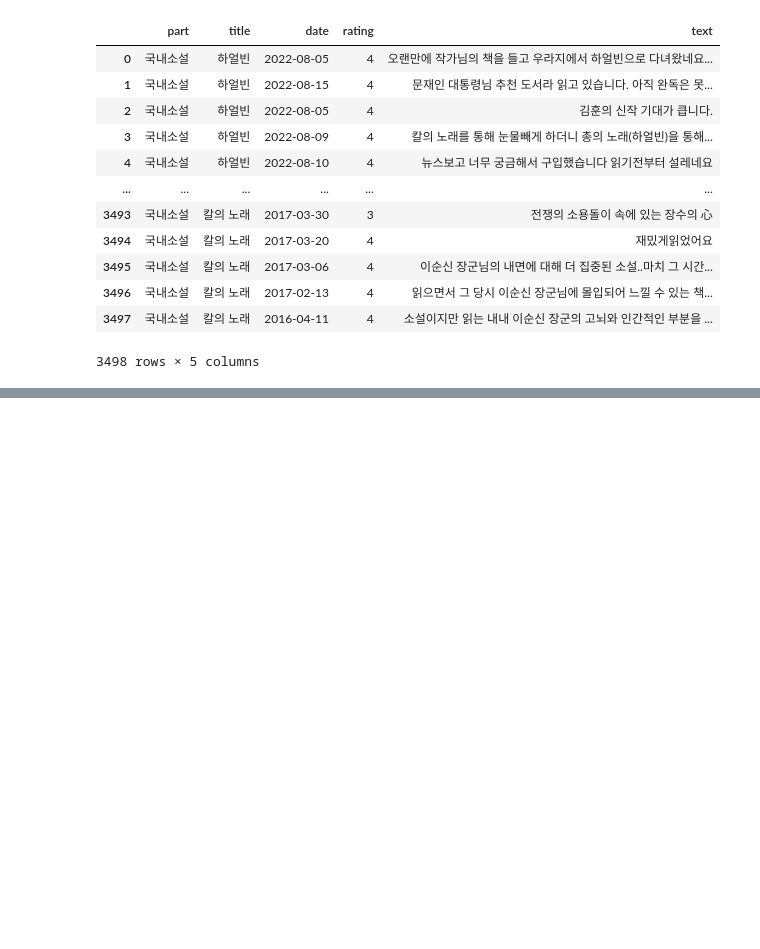
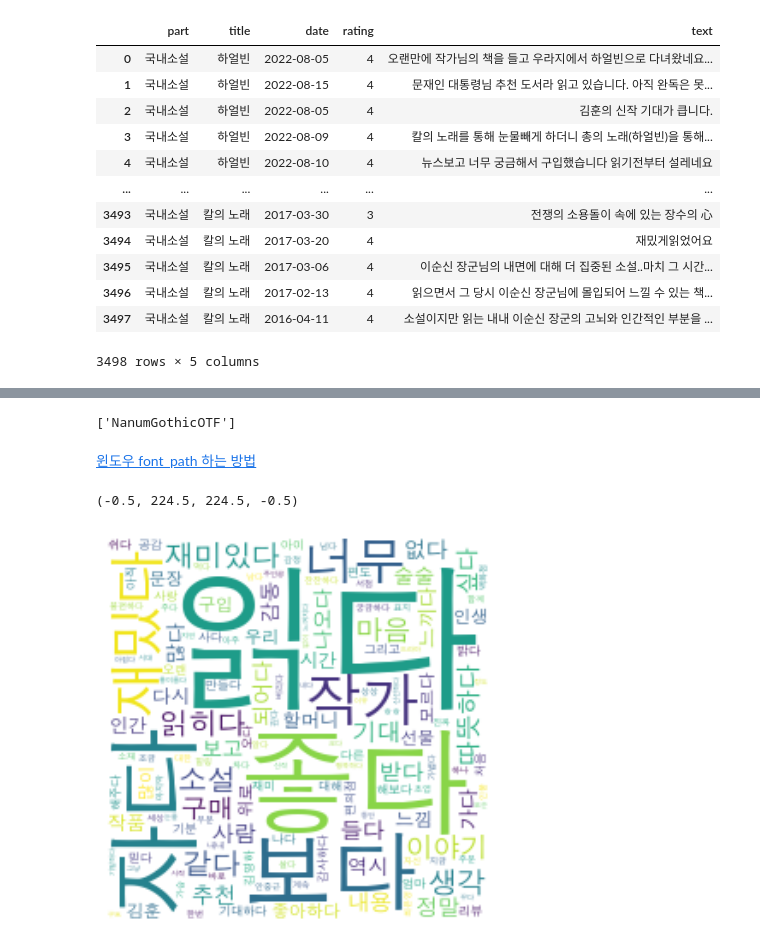
Before and after one commit to BoYeonJang/kyobobook-review, a Jupyter notebook: word-cloud.ipynb, the cells around one changed output, grey strips where cells are left out. Drawn from its saved outputs; the diff is of its cells as text; code cells hidden in the pictures; blank space fills up the shorter version.

```diff
--- a/word-cloud.ipynb
+++ b/word-cloud.ipynb
@@ -157,0 +120,3 @@ for word in novel_stopwords:
+# %%
+available_counter_ha = Counter({x: counter[x] for x in counter if len(x) > 1})
+available_counter_ha.most_common(10)
@@ -157,0 +134,24 @@ for word in novel_stopwords:
+# %%
+cand_mask = np.array(Image.open('circle.png'))
+# %%
+plt.rc('font', family='NanumGothicOTF') # For MacOS, Server컴
+print(plt.rcParams['font.family'])
+# %% [output]
+['NanumGothicOTF']
+# %% [markdown]
+[윈도우 font_path 하는 방법](https://doitgrow.com/34)
+# %%
+wordcloud = WordCloud(
+    font_path = 'AppleGothic', # 맥
+    # font_path = 'AppleGothic', # 맥
+    background_color='white', # 배경색은 흰색으로
+    mask=cand_mask, # 워드클라우드 모양 설정
+).generate_from_frequencies(available_counter_ha)
+# %%
+#사이즈 설정 및 출력
+plt.figure(figsize=(5,5))
+plt.imshow(wordcloud, interpolation='bilinear')
+plt.axis('off') # 차트로 나오지 않게
+# %% [output]
+(-0.5, 224.5, 224.5, -0.5)
+[figure, added]
```
Also changed, not shown: parts of 44 cells of this notebook, 1 other file.
